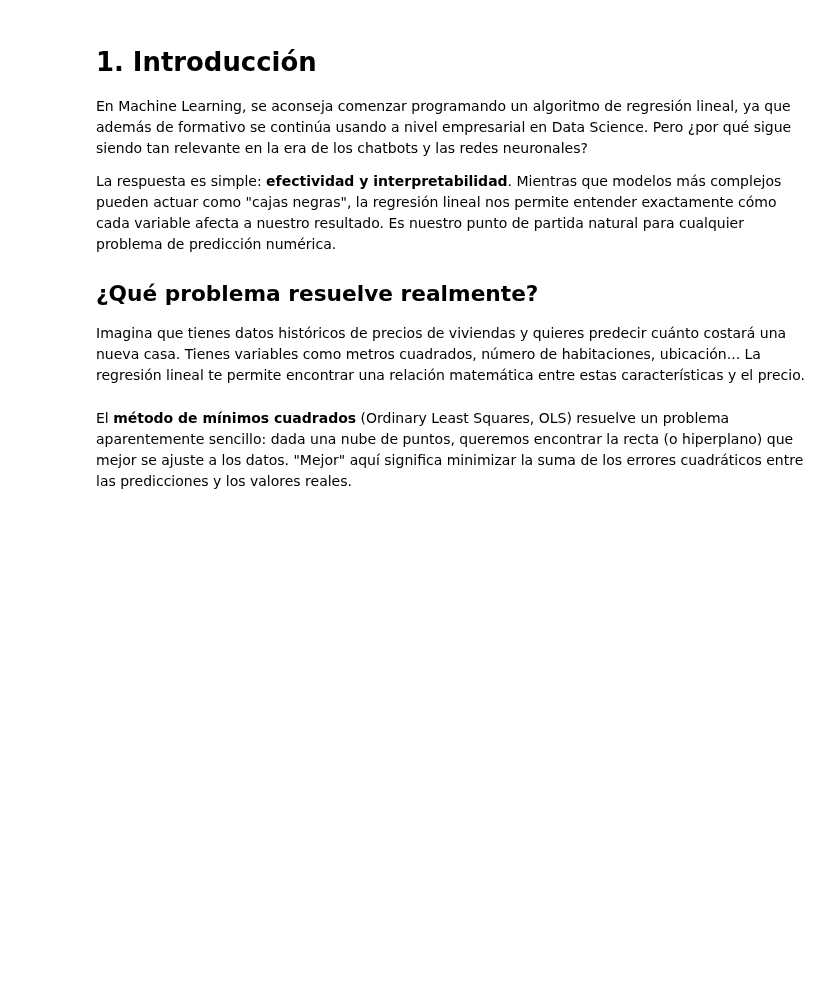
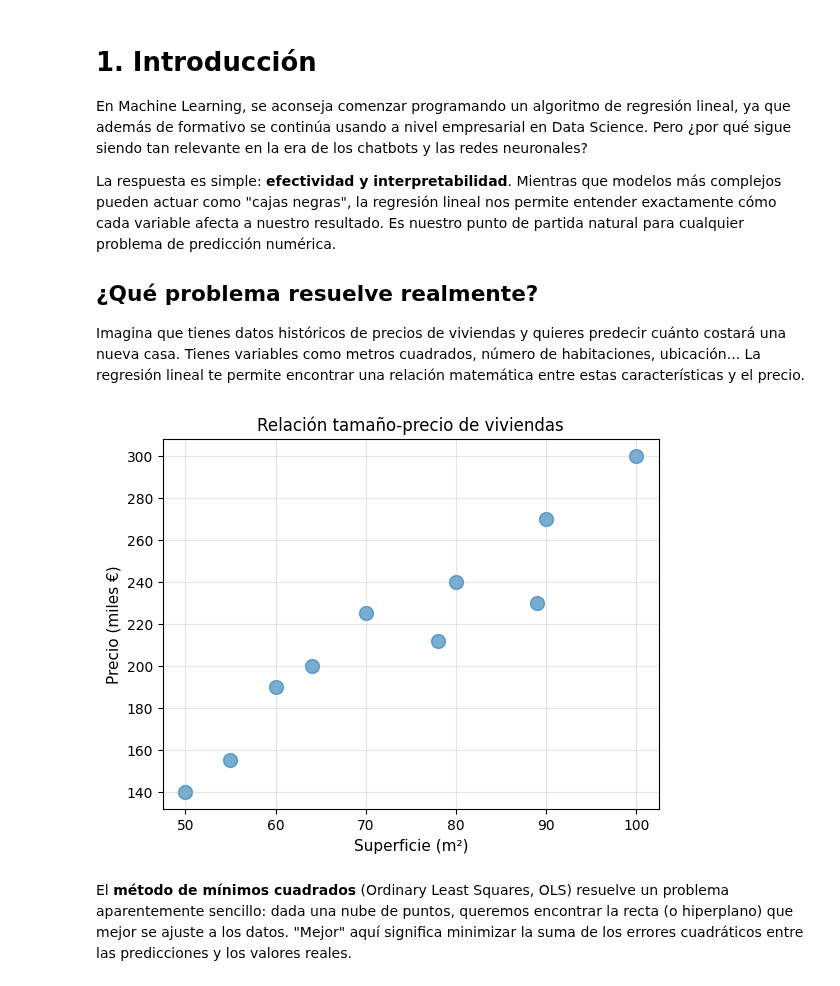
Before and after one commit to financieras/math_for_ai, a Jupyter notebook: estadistica/articulo1_regresion_lineal_por_minimos_cuadrados.ipynb, the cells around one changed output. Drawn from its saved outputs; the diff is of its cells as text; code cells hidden in the pictures; blank space fills up the shorter version.

```diff
--- a/estadistica/articulo1_regresion_lineal_por_minimos_cuadrados.ipynb
+++ b/estadistica/articulo1_regresion_lineal_por_minimos_cuadrados.ipynb
@@ -22,17 +22,20 @@ Imagina que tienes datos históricos de precios de viviendas y quieres predecir
 # %%
 import numpy as np
 import matplotlib.pyplot as plt
 
 # Datos de ejemplo: tamaño de casa vs precio
 superficie = np.array([50, 55, 60, 64, 70, 78, 80, 89, 90, 100])
-precio = np.array([140000, 155000, 190000, 200000, 225000, 212000 ,240000, 230000 ,270000, 300000])
+precio = np.array([140000, 155000, 190000, 200000, 225000,
+                   212000 ,240000, 230000 ,270000, 300000])
 
 plt.scatter(superficie, precio/1000, alpha=0.6, s=100)
 plt.xlabel('Superficie (m²)', fontsize=11)
 plt.ylabel('Precio (miles €)', fontsize=11)
 plt.title('Relación tamaño-precio de viviendas', fontsize=12)
 plt.grid(alpha=0.3)
 plt.show()
+# %% [output]
+[figure, added]
 # %% [markdown]
 El **método de mínimos cuadrados** (Ordinary Least Squares, OLS) resuelve un problema aparentemente sencillo: dada una nube de puntos, queremos encontrar la recta (o hiperplano) que mejor se ajuste a los datos. "Mejor" aquí significa minimizar la suma de los errores cuadráticos entre las predicciones y los valores reales.
 # %% [markdown]
```
Also changed, not shown: parts of 5 cells of this notebook.
